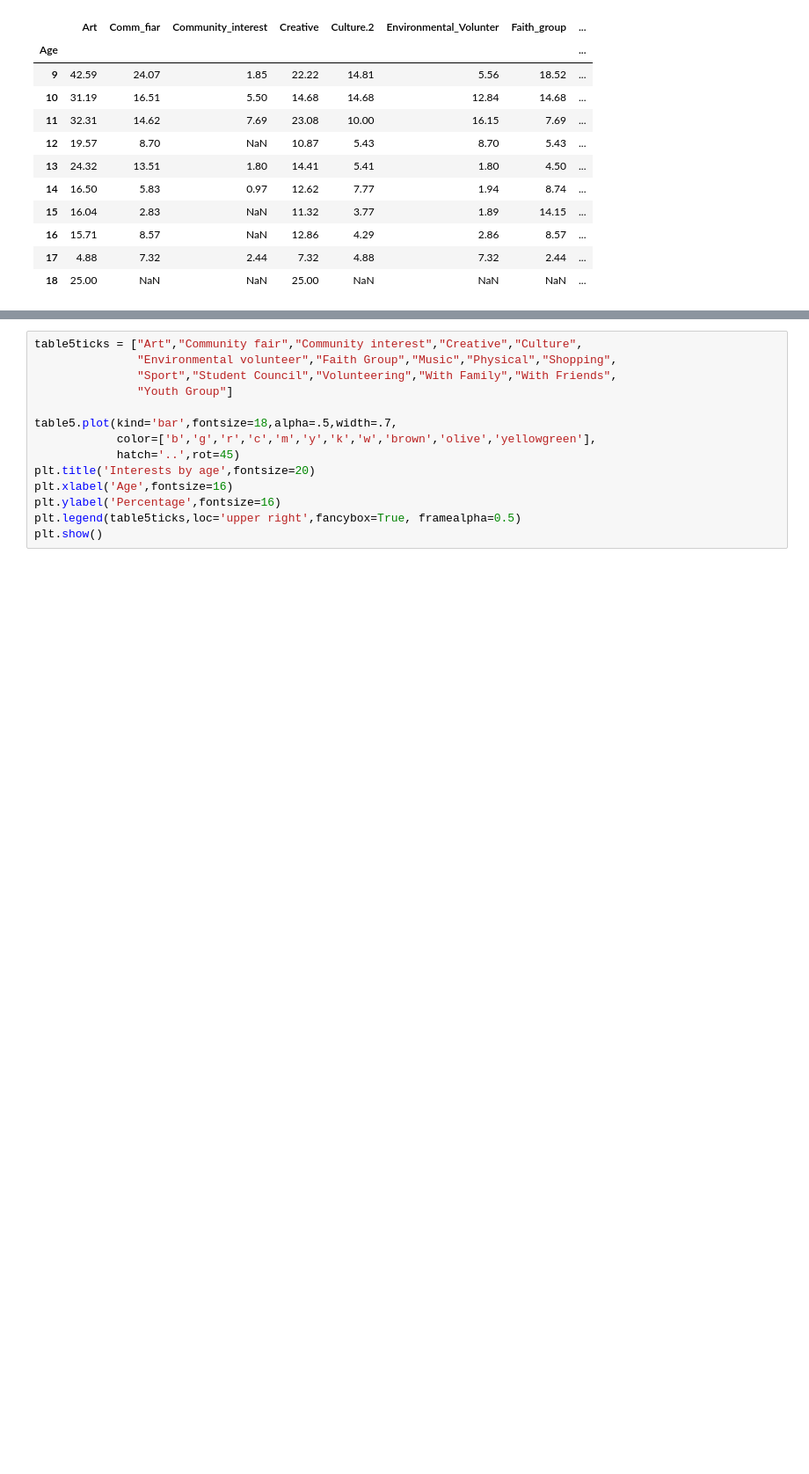
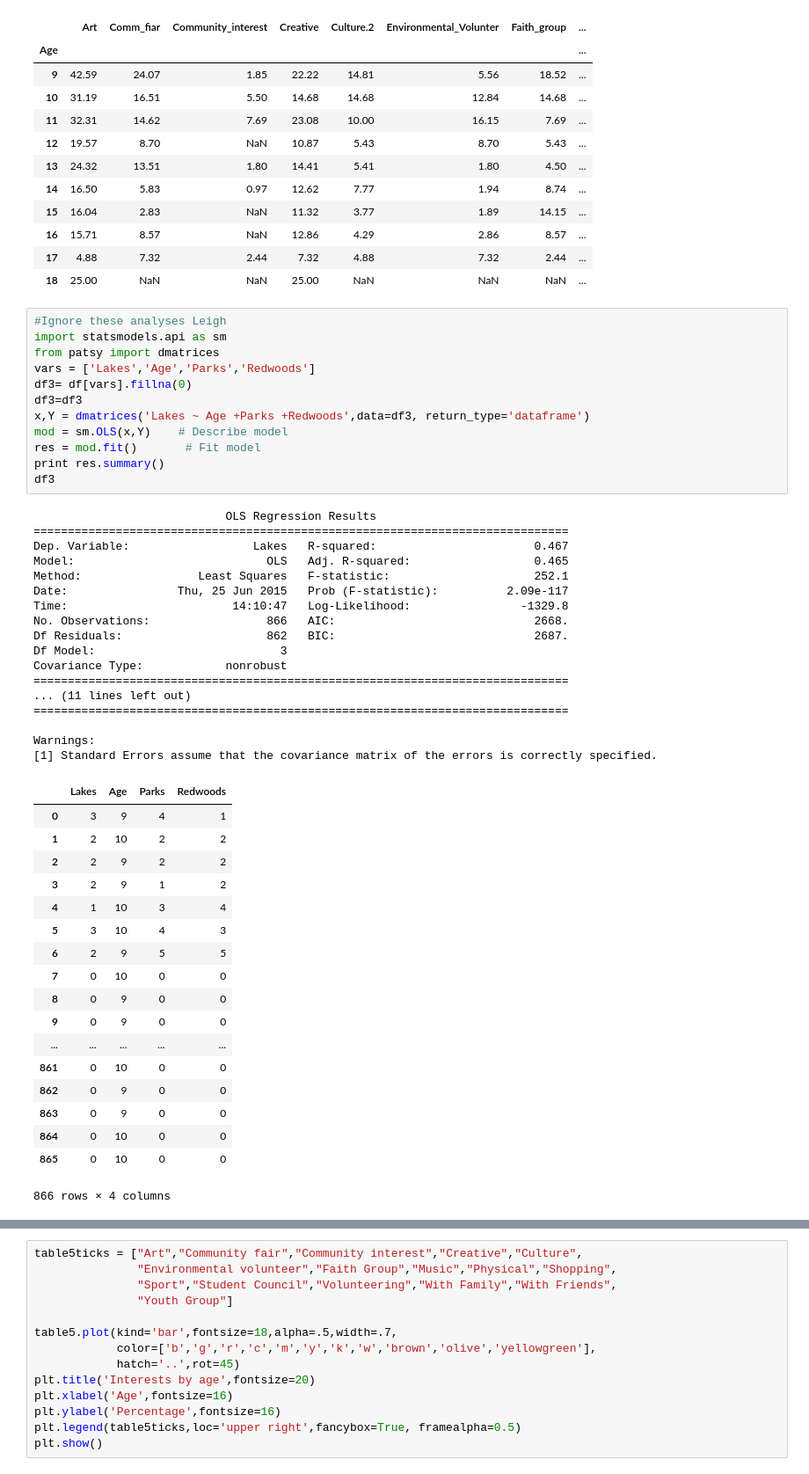
Before and after one commit to hillbs/Differential-Equations-and-Linear-Algebra, a Jupyter notebook: Youth_survey_git.ipynb, the cells around one changed output, grey strips where cells are left out. Shown at 88% size. Cells and saved outputs as stored; diff of their text form; blank space fills up the shorter version.

```diff
--- a/Youth_survey_git.ipynb
+++ b/Youth_survey_git.ipynb
@@ -1308,3 +1308,51 @@ table5
 | 16 | 15.71 | 8.57 | NaN | 12.86 | 4.29 | 2.86 | 8.57 | ... |
 | 17 | 4.88 | 7.32 | 2.44 | 7.32 | 4.88 | 7.32 | 2.44 | ... |
 | 18 | 25.00 | NaN | NaN | 25.00 | NaN | NaN | NaN | ... |
+# %%
+#Ignore these analyses Leigh
+import statsmodels.api as sm
+from patsy import dmatrices
+vars = ['Lakes','Age','Parks','Redwoods']
+df3= df[vars].fillna(0)
+df3=df3
+x,Y = dmatrices('Lakes ~ Age +Parks +Redwoods',data=df3, return_type='dataframe')
+mod = sm.OLS(x,Y)    # Describe model
+res = mod.fit()       # Fit model
+print res.summary()
+df3
+# %% [output]
+                            OLS Regression Results
+==============================================================================
+Dep. Variable:                  Lakes   R-squared:                       0.467
+Model:                            OLS   Adj. R-squared:                  0.465
+Method:                 Least Squares   F-statistic:                     252.1
+Date:                Thu, 25 Jun 2015   Prob (F-statistic):          2.09e-117
+Time:                        14:10:47   Log-Likelihood:                -1329.8
+No. Observations:                 866   AIC:                             2668.
+Df Residuals:                     862   BIC:                             2687.
+Df Model:                           3
+Covariance Type:            nonrobust
+==============================================================================
+... (11 lines left out)
+==============================================================================
+
+Warnings:
+[1] Standard Errors assume that the covariance matrix of the errors is correctly specified.
+|  | Lakes | Age | Parks | Redwoods |
+| 0 | 3 | 9 | 4 | 1 |
+| 1 | 2 | 10 | 2 | 2 |
+| 2 | 2 | 9 | 2 | 2 |
+| 3 | 2 | 9 | 1 | 2 |
+| 4 | 1 | 10 | 3 | 4 |
+| 5 | 3 | 10 | 4 | 3 |
+| 6 | 2 | 9 | 5 | 5 |
+| 7 | 0 | 10 | 0 | 0 |
+| 8 | 0 | 9 | 0 | 0 |
+| 9 | 0 | 9 | 0 | 0 |
+| ... | ... | ... | ... | ... |
+| 861 | 0 | 10 | 0 | 0 |
+| 862 | 0 | 9 | 0 | 0 |
+| 863 | 0 | 9 | 0 | 0 |
+| 864 | 0 | 10 | 0 | 0 |
+| 865 | 0 | 10 | 0 | 0 |
+866 rows × 4 columns
```
Also changed, not shown: parts of 2 cells of this notebook.
